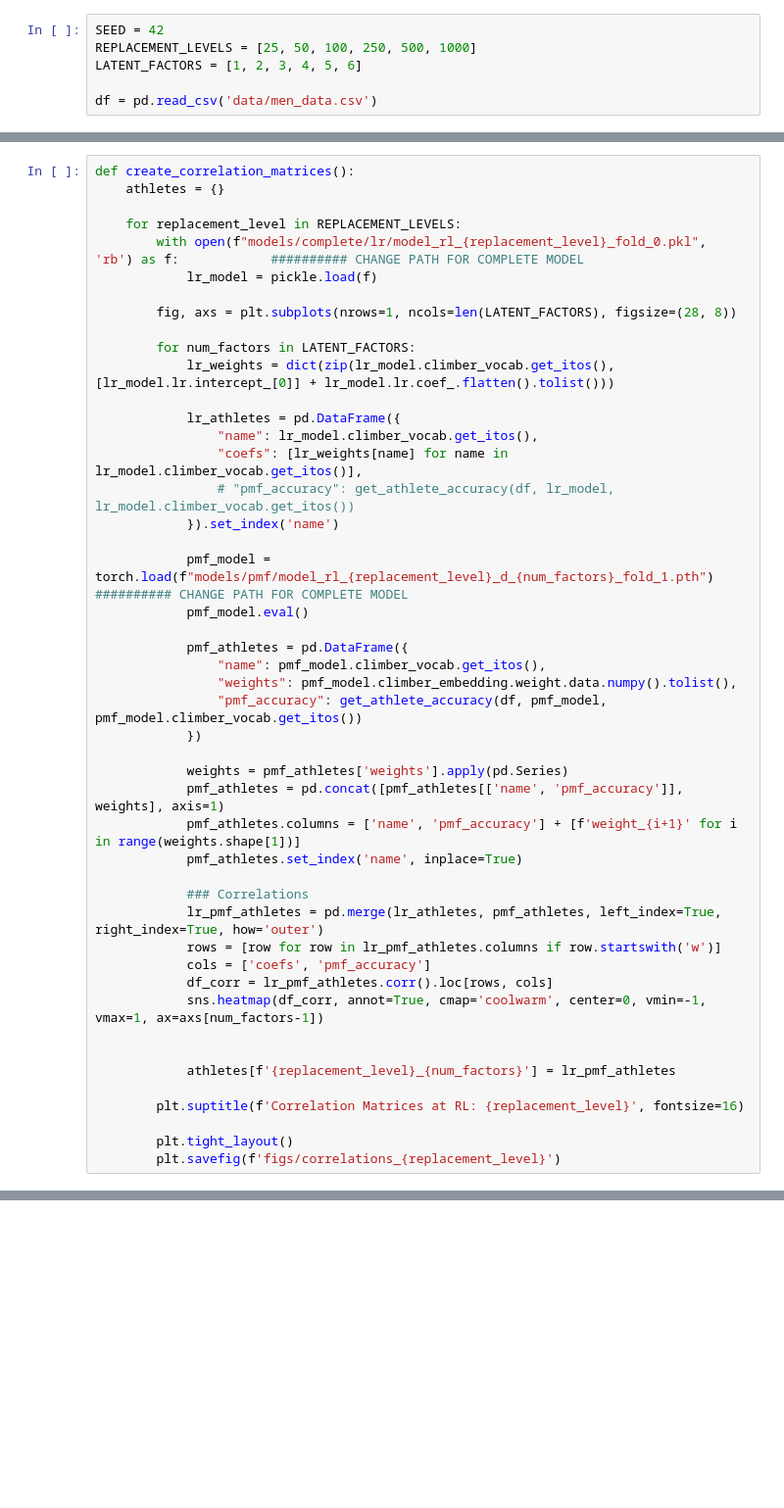
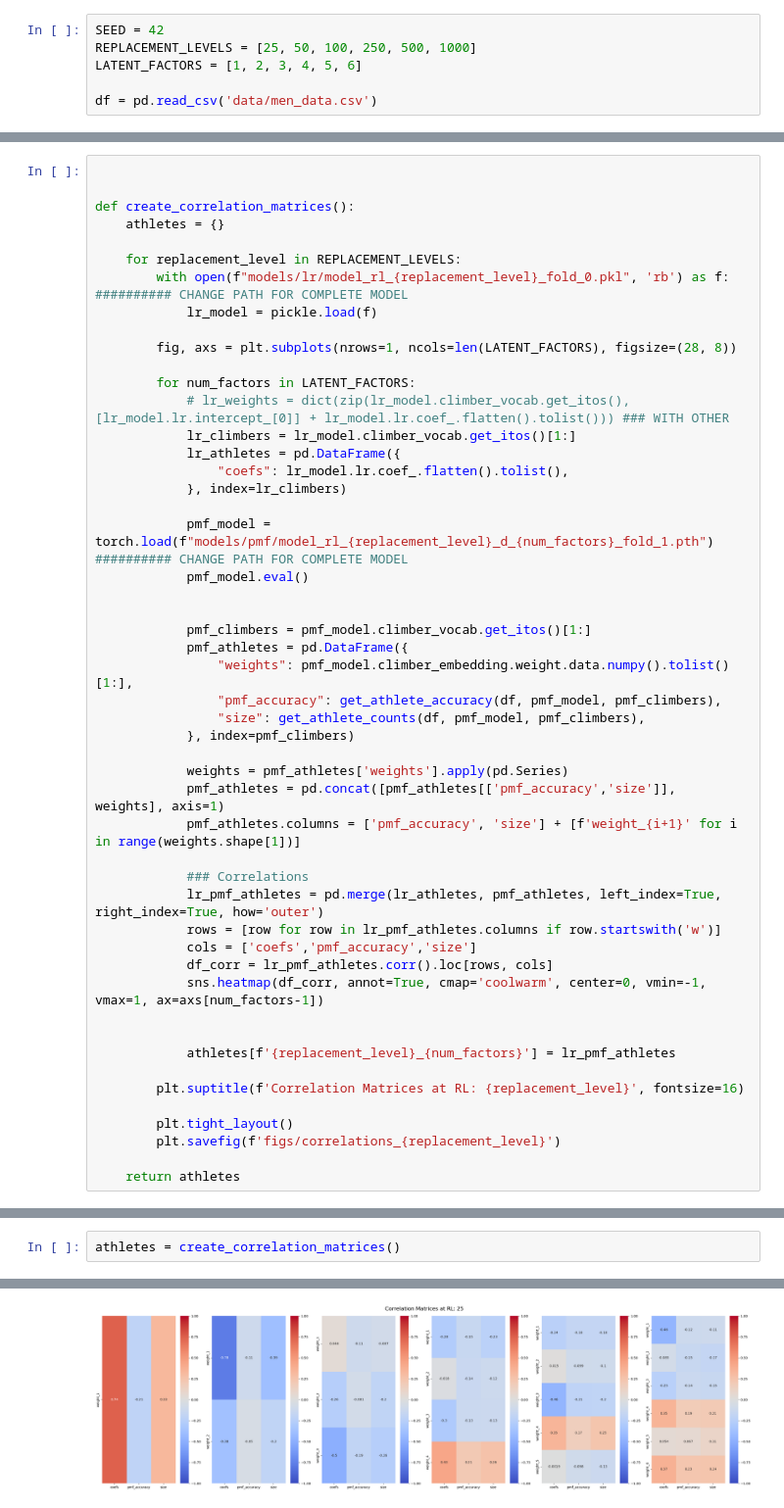
Before and after one commit to baronet2/boulder2vec, a Jupyter notebook: embeddings.ipynb, the cells around one changed output, grey strips where cells are left out. Shown at 98% size. Drawn from its saved outputs; the diff is of its cells as text; blank space fills up the shorter version.

Commit message:
embeddings checkpoint

```diff
--- a/embeddings.ipynb
+++ b/embeddings.ipynb
@@ -48,40 +63,41 @@ def get_athlete_accuracy(df, model, names):
 # %%
+
+
 def create_correlation_matrices():
     athletes = {}
 
     for replacement_level in REPLACEMENT_LEVELS:
-        with open(f"models/complete/lr/model_rl_{replacement_level}_fold_0.pkl", 'rb') as f:            ########## CHANGE PATH FOR COMPLETE MODEL
+        with open(f"models/lr/model_rl_{replacement_level}_fold_0.pkl", 'rb') as f:            ########## CHANGE PATH FOR COMPLETE MODEL
             lr_model = pickle.load(f)
 
         fig, axs = plt.subplots(nrows=1, ncols=len(LATENT_FACTORS), figsize=(28, 8))
 
         for num_factors in LATENT_FACTORS:
-            lr_weights = dict(zip(lr_model.climber_vocab.get_itos(), [lr_model.lr.intercept_[0]] + lr_model.lr.coef_.flatten().tolist()))
-
+            # lr_weights = dict(zip(lr_model.climber_vocab.get_itos(), [lr_model.lr.intercept_[0]] + lr_model.lr.coef_.flatten().tolist())) ### WITH OTHER
+            lr_climbers = lr_model.climber_vocab.get_itos()[1:]
             lr_athletes = pd.DataFrame({
-                "name": lr_model.climber_vocab.get_itos(),
-                "coefs": [lr_weights[name] for name in lr_model.climber_vocab.get_itos()],
-                # "pmf_accuracy": get_athlete_accuracy(df, lr_model, lr_model.climber_vocab.get_itos())
-            }).set_index('name')
+                "coefs": lr_model.lr.coef_.flatten().tolist(),
+            }, index=lr_climbers)
 
             pmf_model = torch.load(f"models/pmf/model_rl_{replacement_level}_d_{num_factors}_fold_1.pth")  ########## CHANGE PATH FOR COMPLETE MODEL
             pmf_model.eval()
 
+
+            pmf_climbers = pmf_model.climber_vocab.get_itos()[1:]
             pmf_athletes = pd.DataFrame({
-                "name": pmf_model.climber_vocab.get_itos(),
-                "weights": pmf_model.climber_embedding.weight.data.numpy().tolist(),
-                "pmf_accuracy": get_athlete_accuracy(df, pmf_model, pmf_model.climber_vocab.get_itos())
-            })
+                "weights": pmf_model.climber_embedding.weight.data.numpy().tolist()[1:],
+                "pmf_accuracy": get_athlete_accuracy(df, pmf_model, pmf_climbers),
+                "size": get_athlete_counts(df, pmf_model, pmf_climbers),
+            }, index=pmf_climbers)
 
             weights = pmf_athletes['weights'].apply(pd.Series)
-            pmf_athletes = pd.concat([pmf_athletes[['name', 'pmf_accuracy']], weights], axis=1)
-            pmf_athletes.columns = ['name', 'pmf_accuracy'] + [f'weight_{i+1}' for i in range(weights.shape[1])]
-            pmf_athletes.set_index('name', inplace=True)
+            pmf_athletes = pd.concat([pmf_athletes[['pmf_accuracy','size']], weights], axis=1)
+            pmf_athletes.columns = ['pmf_accuracy', 'size'] + [f'weight_{i+1}' for i in range(weights.shape[1])]
 
             ### Correlations
             lr_pmf_athletes = pd.merge(lr_athletes, pmf_athletes, left_index=True, right_index=True, how='outer')
             rows = [row for row in lr_pmf_athletes.columns if row.startswith('w')]
-            cols = ['coefs', 'pmf_accuracy']
+            cols = ['coefs','pmf_accuracy','size']
             df_corr = lr_pmf_athletes.corr().loc[rows, cols]
             sns.heatmap(df_corr, annot=True, cmap='coolwarm', center=0, vmin=-1, vmax=1, ax=axs[num_factors-1])
 
@@ -92,3 +108,5 @@ def create_correlation_matrices():
 
         plt.tight_layout()
         plt.savefig(f'figs/correlations_{replacement_level}')
+
+    return athletes
@@ -115,0 +113,3 @@ https://scikit-learn.org/stable/model_persistence.html#security-maintainability-
+# %%
+athletes = create_correlation_matrices()
+# %% [output]
@@ -115,0 +128 @@ https://scikit-learn.org/stable/model_persistence.html#security-maintainability-
+[figure, added]
```
Also changed, not shown: parts of 6 cells of this notebook, 6 other files.
